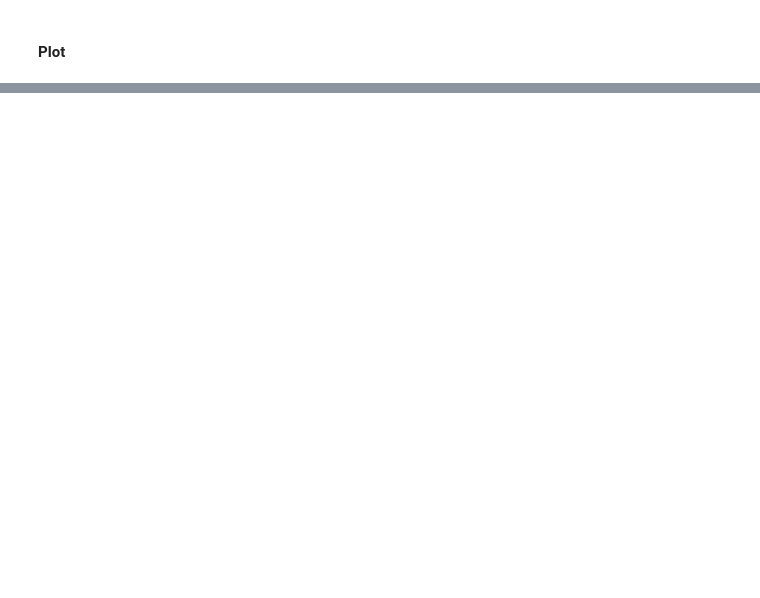
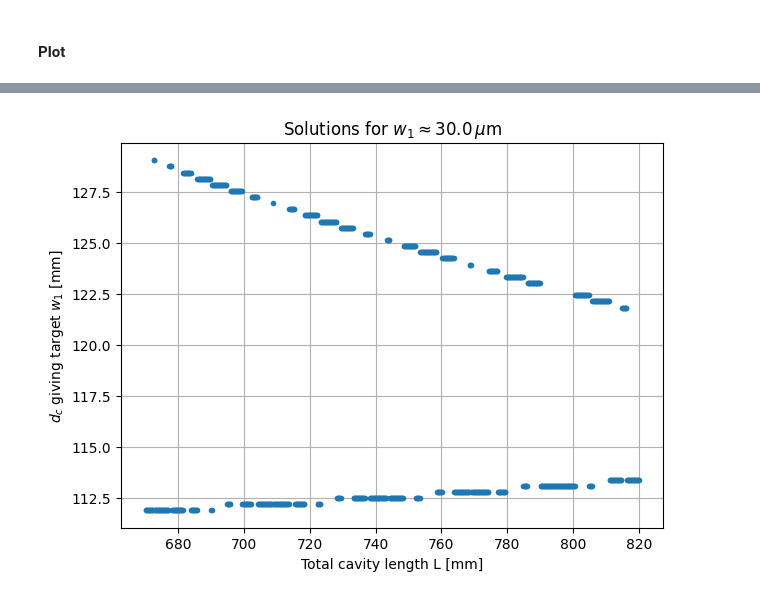
Before and after one commit to eq15t-panda/DesignCavity, a Jupyter notebook: cavity_sweep.ipynb, the cells around one changed output, grey strips where cells are left out. Drawn from its saved outputs; the diff is of its cells as text; code cells hidden in the pictures; blank space fills up the shorter version.

```diff
--- a/cavity_sweep.ipynb
+++ b/cavity_sweep.ipynb
@@ -318,0 +365,12 @@ plt.show()
+# %%
+plt.figure(figsize=(7, 5))
+
+plt.plot(L_match * 1e3, d_match * 1e3, ".")
+
+plt.xlabel("Total cavity length L [mm]")
+plt.ylabel(r"$d_c$ giving target $w_1$ [mm]")
+plt.title(rf"Solutions for $w_1 \approx {target_w1*1e6:.1f}\,\mu$m")
+plt.grid()
+plt.show()
+# %% [output]
+[figure, added]
```
Also changed, not shown: parts of 5 cells of this notebook.
